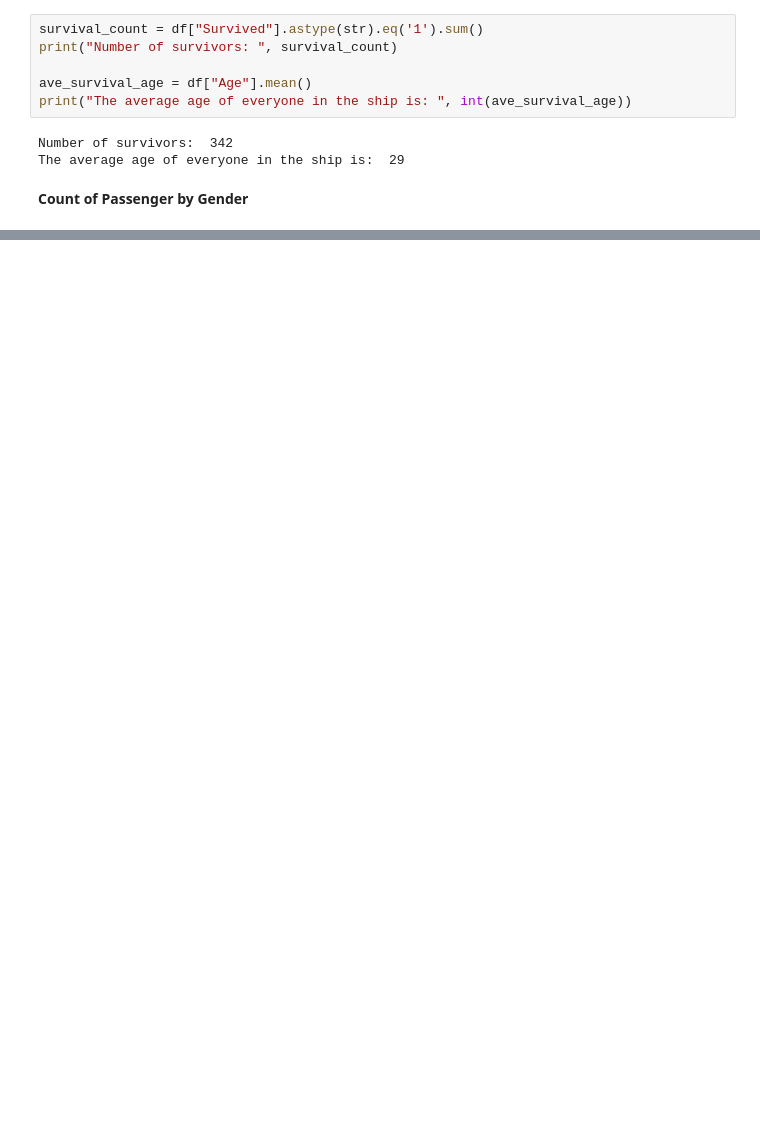
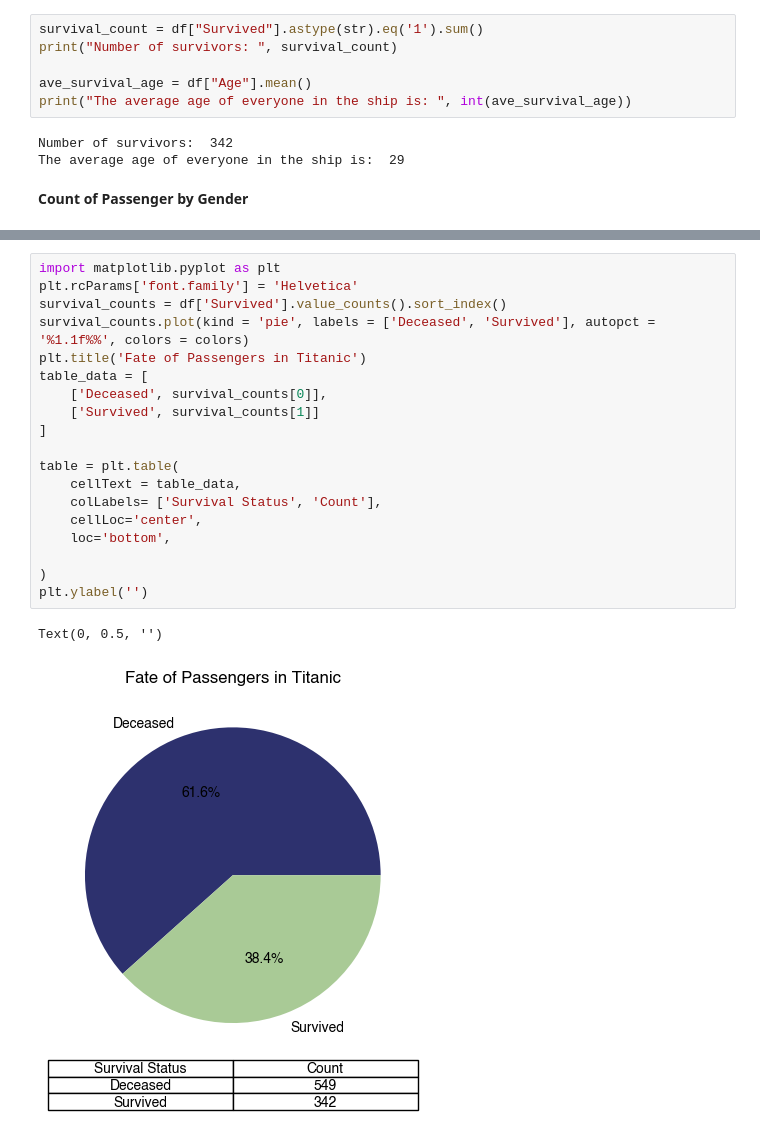
Before and after one commit to pvtzurbito/EDA-Titanic, a Jupyter notebook: EDA.ipynb, the cells around one changed output, grey strips where cells are left out. Drawn from its saved outputs; the diff is of its cells as text; blank space fills up the shorter version.

```diff
--- a/EDA.ipynb
+++ b/EDA.ipynb
@@ -119,0 +170,22 @@ plt.show()
+# %%
+import matplotlib.pyplot as plt
+plt.rcParams['font.family'] = 'Helvetica'
+survival_counts = df['Survived'].value_counts().sort_index()
+survival_counts.plot(kind = 'pie', labels = ['Deceased', 'Survived'], autopct = '%1.1f%%', colors = colors)
+plt.title('Fate of Passengers in Titanic')
+table_data = [
+    ['Deceased', survival_counts[0]],
+    ['Survived', survival_counts[1]]
+]
+
+table = plt.table(
+    cellText = table_data,
+    colLabels= ['Survival Status', 'Count'],
+    cellLoc='center',
+    loc='bottom',
+
+)
+plt.ylabel('')
+# %% [output]
+Text(0, 0.5, '')
+[figure, added]
```
Also changed, not shown: parts of 6 cells of this notebook.
